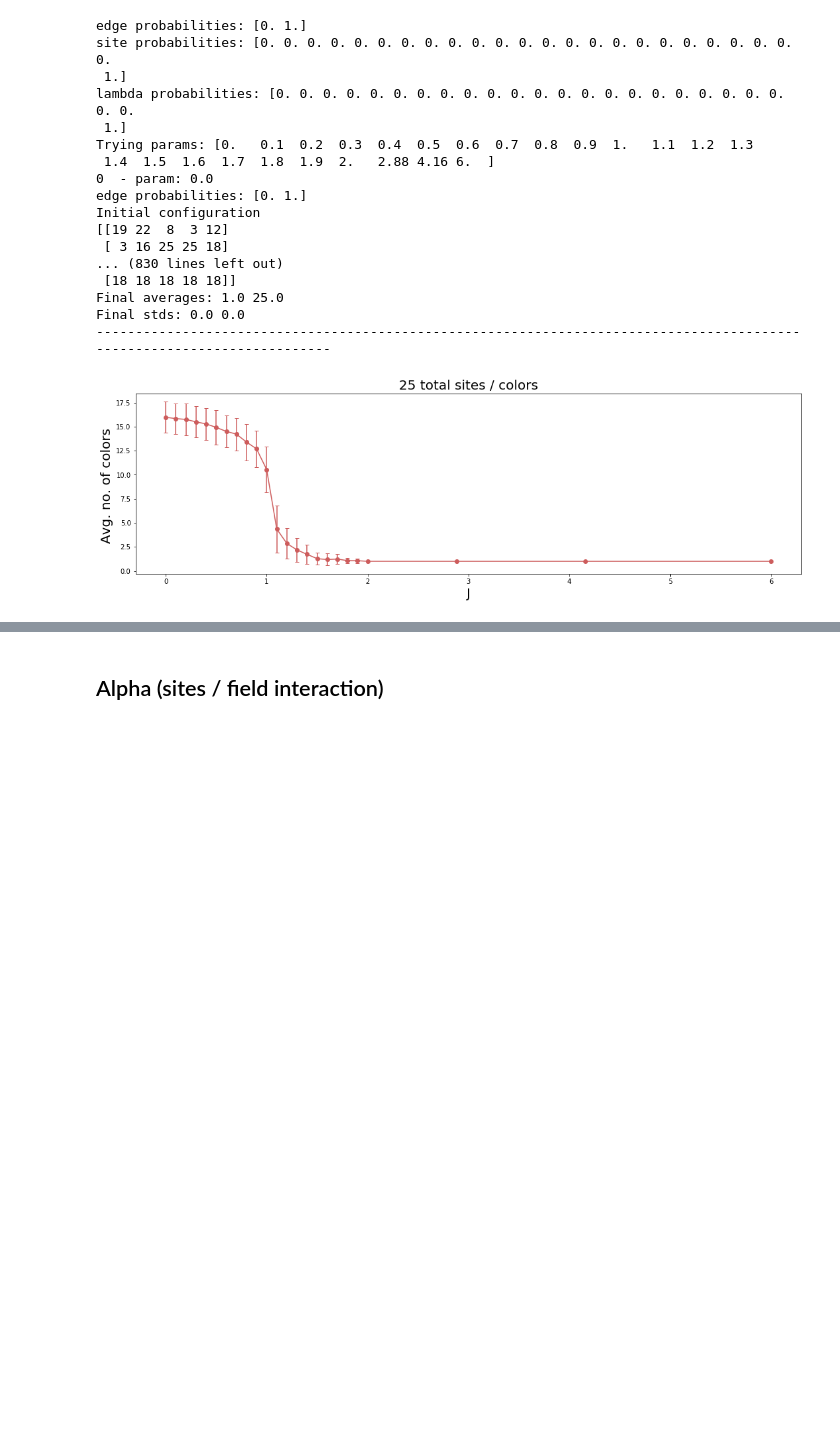
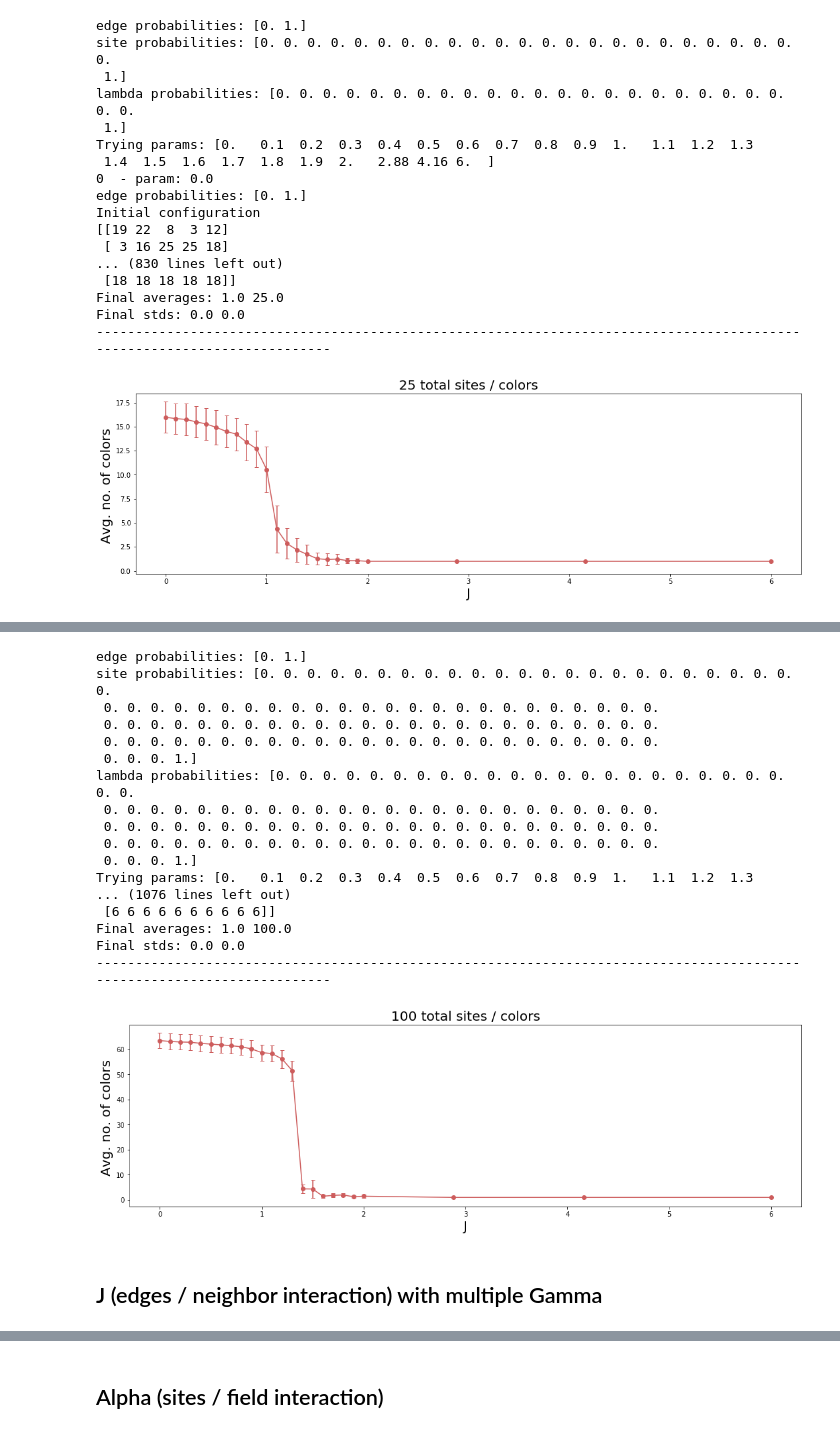
Before and after one commit to oscargomezq/Capstone-RCM, a Jupyter notebook: Simulation 4.ipynb, the cells around one changed output, grey strips where cells are left out. Drawn from its saved outputs; the diff is of its cells as text; code cells hidden in the pictures; blank space fills up the shorter version.

```diff
--- a/Simulation 4.ipynb
+++ b/Simulation 4.ipynb
@@ -833,0 +909,30 @@ Final stds: 0.0 0.0
+# %%
+eq_steps = 5005          #  number of MC sweeps for equilibration
+mc_steps = 1005          #  number of MC sweeps for calculation
+only_averages  = False
+prt = False
+nJ = 20
+Js = np.linspace(0, 2, num=nJ, endpoint=False)
+Js = np.append(Js, np.geomspace(2, 6, num=4)).round(decimals=2)
+experiment_full_interaction (10, 100, Js=Js, gamma=0, alpha=0)
+# %% [output]
+edge probabilities: [0. 1.]
+site probabilities: [0. 0. 0. 0. 0. 0. 0. 0. 0. 0. 0. 0. 0. 0. 0. 0. 0. 0. 0. 0. 0. 0. 0. 0.
+ 0. 0. 0. 0. 0. 0. 0. 0. 0. 0. 0. 0. 0. 0. 0. 0. 0. 0. 0. 0. 0. 0. 0. 0.
+ 0. 0. 0. 0. 0. 0. 0. 0. 0. 0. 0. 0. 0. 0. 0. 0. 0. 0. 0. 0. 0. 0. 0. 0.
+ 0. 0. 0. 0. 0. 0. 0. 0. 0. 0. 0. 0. 0. 0. 0. 0. 0. 0. 0. 0. 0. 0. 0. 0.
+ 0. 0. 0. 1.]
+lambda probabilities: [0. 0. 0. 0. 0. 0. 0. 0. 0. 0. 0. 0. 0. 0. 0. 0. 0. 0. 0. 0. 0. 0. 0. 0.
+ 0. 0. 0. 0. 0. 0. 0. 0. 0. 0. 0. 0. 0. 0. 0. 0. 0. 0. 0. 0. 0. 0. 0. 0.
+ 0. 0. 0. 0. 0. 0. 0. 0. 0. 0. 0. 0. 0. 0. 0. 0. 0. 0. 0. 0. 0. 0. 0. 0.
+ 0. 0. 0. 0. 0. 0. 0. 0. 0. 0. 0. 0. 0. 0. 0. 0. 0. 0. 0. 0. 0. 0. 0. 0.
+ 0. 0. 0. 1.]
+Trying params: [0.   0.1  0.2  0.3  0.4  0.5  0.6  0.7  0.8  0.9  1.   1.1  1.2  1.3
+... (1076 lines left out)
+ [6 6 6 6 6 6 6 6 6 6]]
+Final averages: 1.0 100.0
+Final stds: 0.0 0.0
+------------------------------------------------------------------------------------------------------------------------
+[figure, added]
+# %% [markdown]
+## J (edges / neighbor interaction) with multiple Gamma
```
Also changed, not shown: parts of 13 cells of this notebook.
